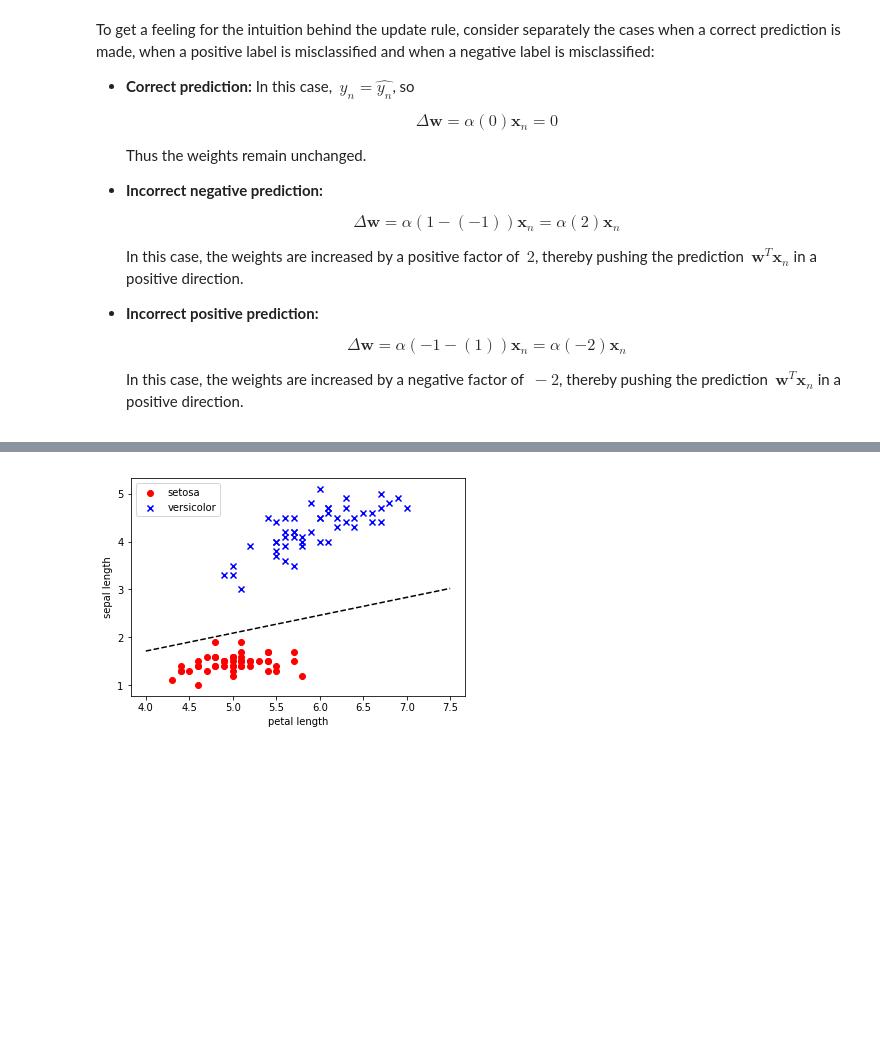
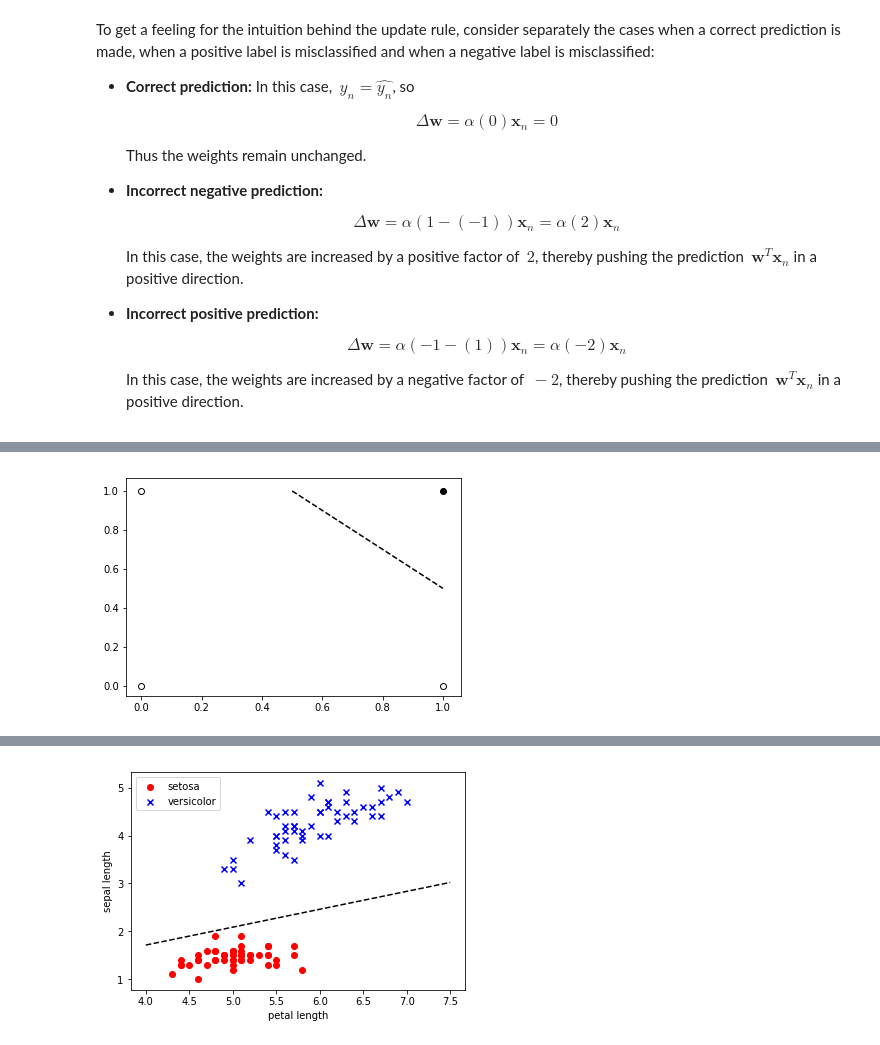
Before and after one commit to JontySinai/PythonAI, a Jupyter notebook: Notebooks/Sect1-2_Perceptron.ipynb, the cells around one changed output, grey strips where cells are left out. Saved outputs shown, nothing was run; the diff lists cells and outputs as text; code cells hidden in the pictures; blank space fills up the shorter version.

```diff
--- a/Notebooks/Sect1-2_Perceptron.ipynb
+++ b/Notebooks/Sect1-2_Perceptron.ipynb
@@ -183,0 +248,23 @@ class Perceptron(object):
+# %%
+import matplotlib.pyplot as plt
+
+AND = np.array([[0,0,0], [0,1,0], [1,0,0], [1,1,1]])
+
+AND_pcptrn = Perceptron(alpha=0.1, threshold=1.5, intercept = False, epochs=10)
+AND_pcptrn.learn(X = AND[:,0:2], y = AND[:,2:])
+
+# OR Gate Decision Boundery
+plt.scatter(AND[3,0], AND[3,1], color='black', marker = 'o')
+plt.scatter(AND[:3,0], AND[:3,1], color='white', edgecolor = 'black', marker='o')
+
+xx = np.linspace(0.5, 1)
+w = AND_pcptrn.w_
+a = 1.5
+b = -w[0]/w[1]
+yy = a + b*xx
+
+plt.plot(xx, yy, '--', color = 'black')
+
+plt.show()
+# %% [output]
+[figure, added]
```
Also changed, not shown: parts of 13 cells of this notebook, 1 other file.
